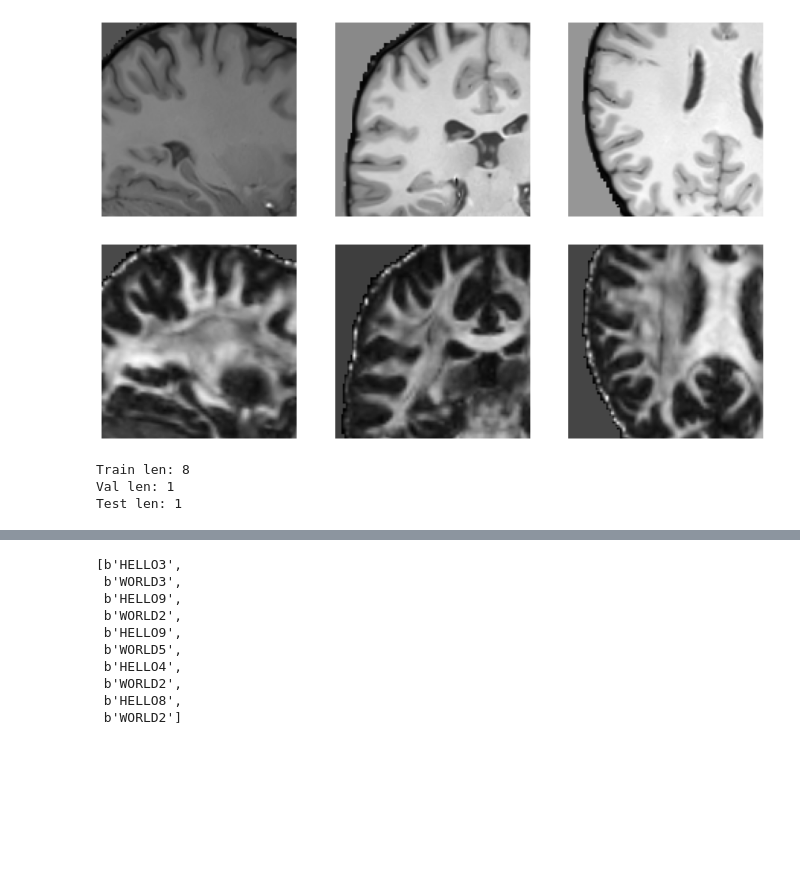
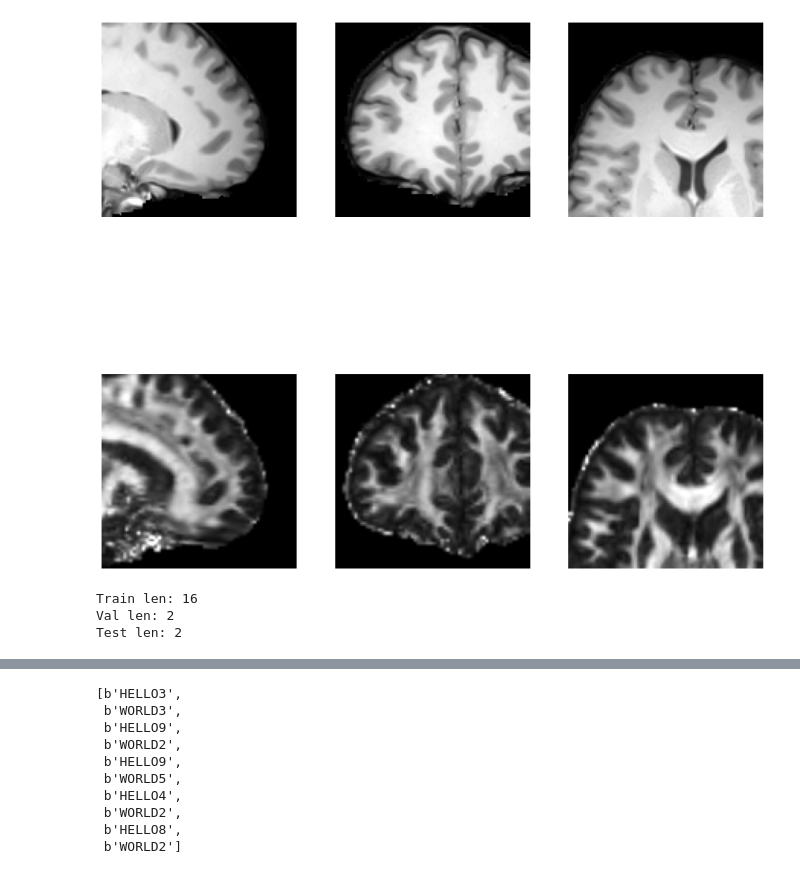
Before and after one commit to CH2-Carbene/AD_GAN, a Jupyter notebook: train_GAN.ipynb, the cells around one changed output, grey strips where cells are left out. Drawn from its saved outputs; the diff is of its cells as text; code cells hidden in the pictures; blank space fills up the shorter version.

```diff
--- a/train_GAN.ipynb
+++ b/train_GAN.ipynb
@@ -25,0 +27,7 @@ visualize([t1,fa],save_path="demo/paired.png")
+# %%
+NEWPATH="datasets/brainmap/npdata"
+data=[f"{NEWPATH}/{img}"for img in os.listdir(NEWPATH)]
+demo=np.load(data[0])
+t1,fa=demo[0],demo[1]
+# t1[fa==0]=0
+visualize([t1,fa],save_path="demo/paired.png")
@@ -26,40 +36,39 @@ visualize([t1,fa],save_path="demo/paired.png")
 # %%
 ### visualize argument
 # reload(GAN.prep)
 from GAN.prep import random_jitter
 
 # for i in range(1):
-t1_arg,fa_arg=t1,fa#Patch_extration()(t1,fa)
-t1_arg,fa_arg=random_jitter(t1_arg,fa_arg)#,[Rotation3D(max_rate=np.pi/2)])
-visualize(t1_arg)
-visualize(fa_arg)
+st_range=np.array((227, 272, 227))-np.array((128,128,128))
+
+def load_demo(data):
+    st=np.random.randint(st_range)
+    ed=st+128
+    x,y=data[0][st[0]:ed[0],st[1]:ed[1],st[2]:ed[2]],data[1][st[0]:ed[0],st[1]:ed[1],st[2]:ed[2]]
+    return x,y
+t1_arg,fa_arg=load_demo([t1,fa])#Patch_extration()(t1,fa)
+# t1_arg,fa_arg=load_image_train(t1_arg,fa_arg)#,[Rotation3D(max_rate=np.pi/2)])
+visualize([t1_arg,fa_arg])
 np.save("demo/t1_arg",t1_arg)
 np.save("demo/fa_arg",fa_arg)
 # %% [output]
-[figure, old version]
+[figure, new version]
-[figure, removed]
 # %%
-### train_test_split
-# DEBUG=True
-DATAPATH = "./datasets/brainmap/paired"
-data=[f"{DATAPATH}/{imgdir}"for imgdir in os.listdir(DATAPATH)]
-if DEBUG:data=data[:10]
-# print(data)
-from sklearn.model_selection import train_test_split
+NEWPATH="datasets/brainmap/npdata"
+data=[f"{NEWPATH}/{img}"for img in os.listdir(NEWPATH)]
 train_val,test=train_test_split(
     data,test_size=0.1,random_state=1919810
 )
 train,val=train_test_split(
     train_val,test_size=0.1,random_state=114514
 )
-# train
-print(f"Train len: {len(train)}")
-print(f"Val len: {len(val)}")
-print(f"Test len: {len(test)}")
+show(f"Train len: {len(train)}")
+show(f"Val len: {len(val)}")
+show(f"Test len: {len(test)}")
 # %% [output]
-Train len: 8
-Val len: 1
-Test len: 1
+Train len: 16
+Val len: 2
+Test len: 2
 # %%
 # The facade training set consist of 400 images
 BUFFER_SIZE = 400
```
Also changed, not shown: parts of 12 cells of this notebook, 2 other files.
